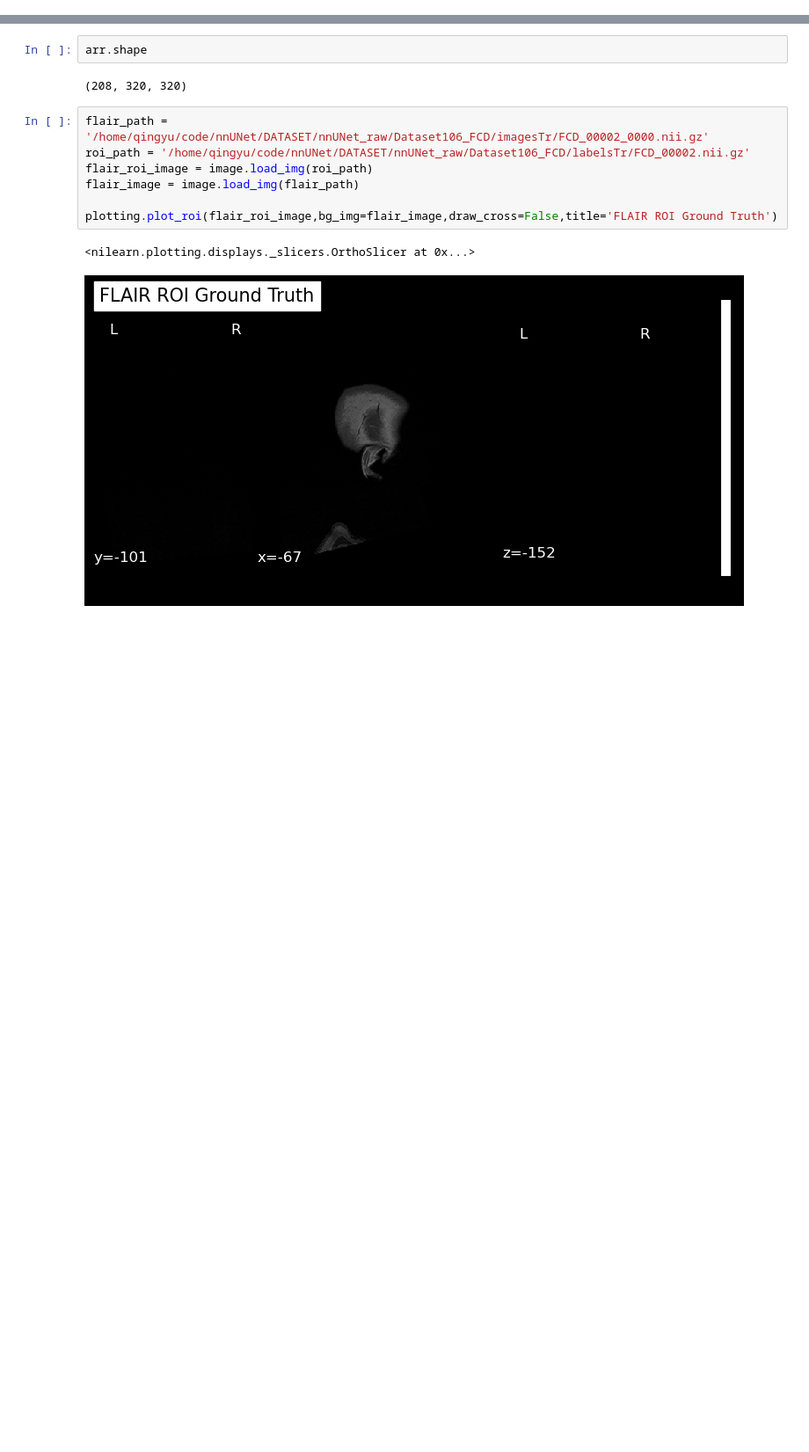
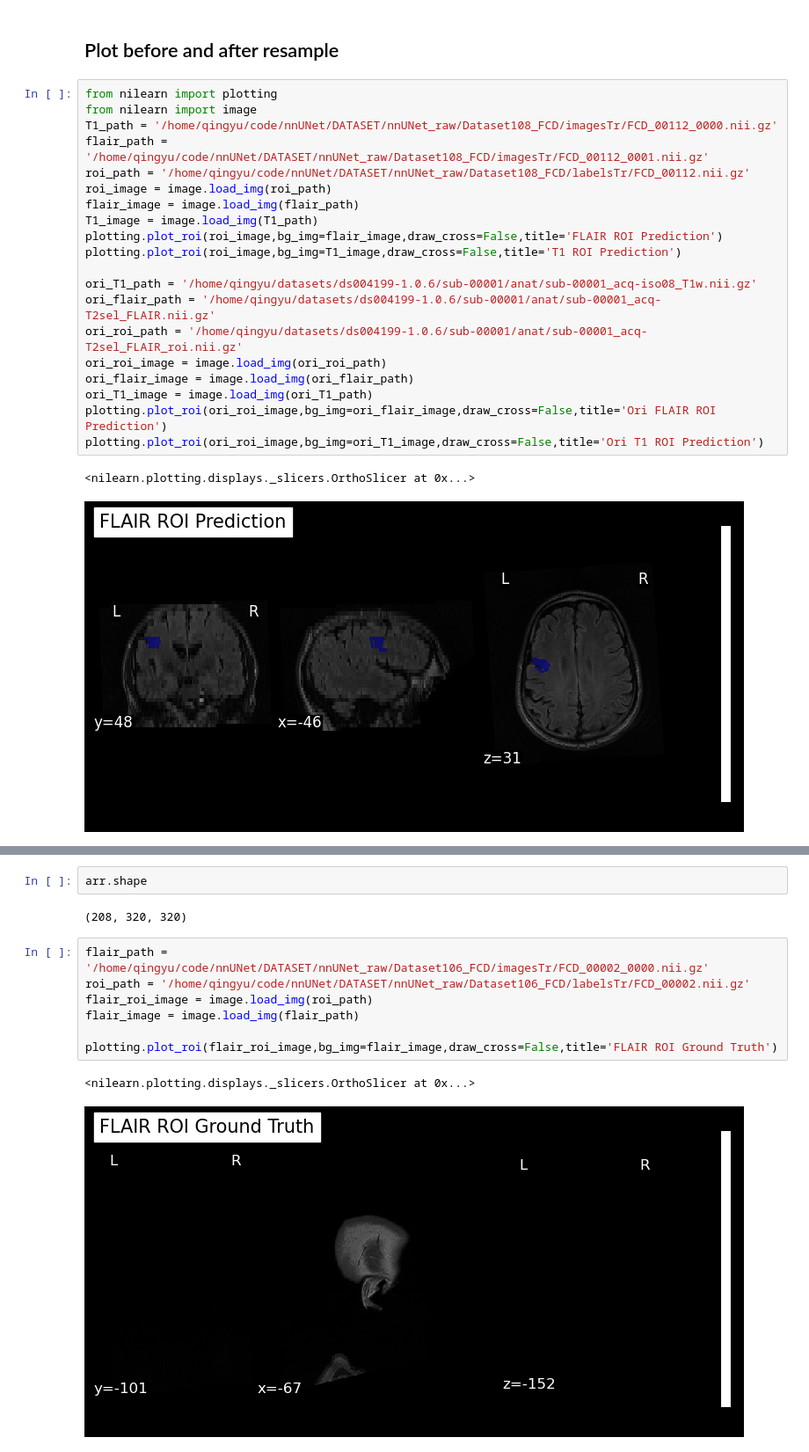
Before and after one commit to zhaoqyu/nnUNet, a Jupyter notebook: visualize.ipynb, the cells around one changed output, grey strips where cells are left out. Shown at 88% size. Cells and saved outputs as stored; diff of their text form; blank space fills up the shorter version.

```diff
--- a/visualize.ipynb
+++ b/visualize.ipynb
@@ -15,0 +47,25 @@ plotting.plot_roi(flair_roi_image,bg_img=flair_image,draw_cross=False,title='FLA
+# %% [markdown]
+## Plot before and after resample
+# %%
+from nilearn import plotting
+from nilearn import image
+T1_path = '/home/qingyu/code/nnUNet/DATASET/nnUNet_raw/Dataset108_FCD/imagesTr/FCD_00112_0000.nii.gz'
+flair_path = '/home/qingyu/code/nnUNet/DATASET/nnUNet_raw/Dataset108_FCD/imagesTr/FCD_00112_0001.nii.gz'
+roi_path = '/home/qingyu/code/nnUNet/DATASET/nnUNet_raw/Dataset108_FCD/labelsTr/FCD_00112.nii.gz'
+roi_image = image.load_img(roi_path)
+flair_image = image.load_img(flair_path)
+T1_image = image.load_img(T1_path)
+plotting.plot_roi(roi_image,bg_img=flair_image,draw_cross=False,title='FLAIR ROI Prediction')
+plotting.plot_roi(roi_image,bg_img=T1_image,draw_cross=False,title='T1 ROI Prediction')
+
+ori_T1_path = '/home/qingyu/datasets/ds004199-1.0.6/sub-00001/anat/sub-00001_acq-iso08_T1w.nii.gz'
+ori_flair_path = '/home/qingyu/datasets/ds004199-1.0.6/sub-00001/anat/sub-00001_acq-T2sel_FLAIR.nii.gz'
+ori_roi_path = '/home/qingyu/datasets/ds004199-1.0.6/sub-00001/anat/sub-00001_acq-T2sel_FLAIR_roi.nii.gz'
+ori_roi_image = image.load_img(ori_roi_path)
+ori_flair_image = image.load_img(ori_flair_path)
+ori_T1_image = image.load_img(ori_T1_path)
+plotting.plot_roi(ori_roi_image,bg_img=ori_flair_image,draw_cross=False,title='Ori FLAIR ROI Prediction')
+plotting.plot_roi(ori_roi_image,bg_img=ori_T1_image,draw_cross=False,title='Ori T1 ROI Prediction')
+# %% [output]
+<nilearn.plotting.displays._slicers.OrthoSlicer at 0x...>
+[figure, added]
```
Also changed, not shown: parts of 54 cells of this notebook.
